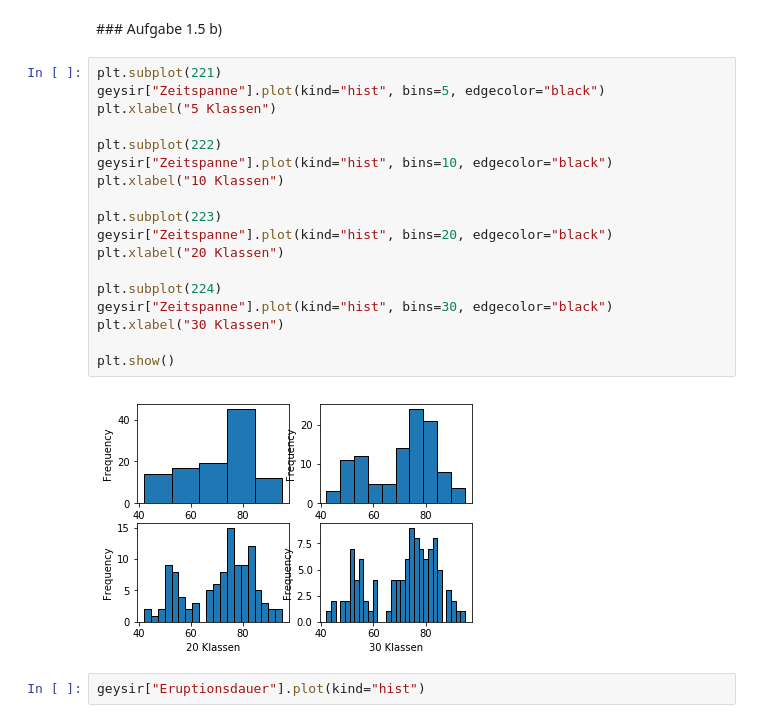
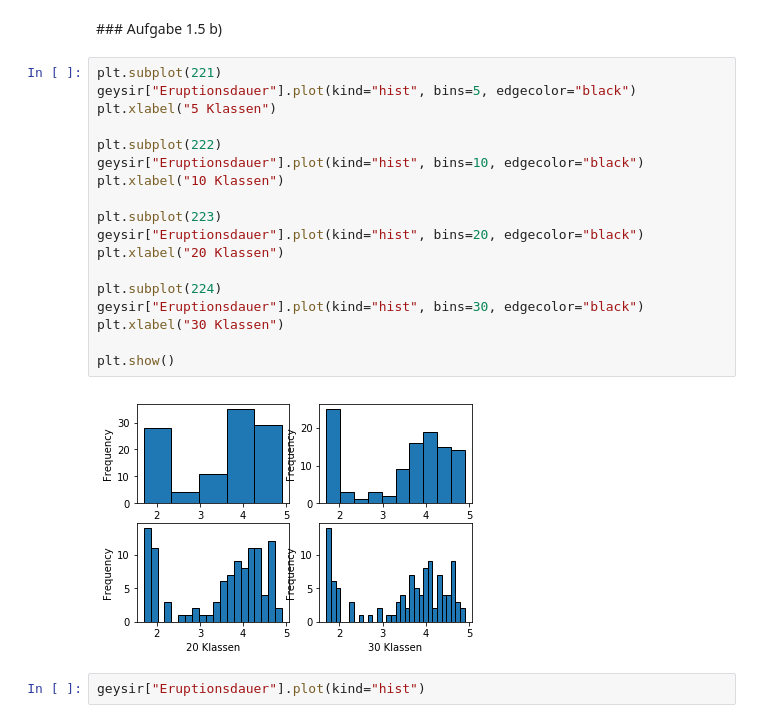
Before and after one commit to tschibu/hslu-stat-exercises, a Jupyter notebook: SW01_Exercise_Remo.ipynb, the cells around one changed output. Drawn from its saved outputs; the diff is of its cells as text.

```diff
--- a/SW01_Exercise_Remo.ipynb
+++ b/SW01_Exercise_Remo.ipynb
@@ -405,24 +402,24 @@ plt.show()
 ### Aufgabe 1.5 b)
 # %%
 plt.subplot(221)
-geysir["Zeitspanne"].plot(kind="hist", bins=5, edgecolor="black")
+geysir["Eruptionsdauer"].plot(kind="hist", bins=5, edgecolor="black")
 plt.xlabel("5 Klassen")
 
 plt.subplot(222)
-geysir["Zeitspanne"].plot(kind="hist", bins=10, edgecolor="black")
+geysir["Eruptionsdauer"].plot(kind="hist", bins=10, edgecolor="black")
 plt.xlabel("10 Klassen")
 
 plt.subplot(223)
-geysir["Zeitspanne"].plot(kind="hist", bins=20, edgecolor="black")
+geysir["Eruptionsdauer"].plot(kind="hist", bins=20, edgecolor="black")
 plt.xlabel("20 Klassen")
 
 plt.subplot(224)
-geysir["Zeitspanne"].plot(kind="hist", bins=30, edgecolor="black")
+geysir["Eruptionsdauer"].plot(kind="hist", bins=30, edgecolor="black")
 plt.xlabel("30 Klassen")
 
 plt.show()
 # %% [output]
-[figure, old version]
+[figure, new version]
 # %%
 geysir["Eruptionsdauer"].plot(kind="hist")
 # %% [output]
```
Also changed, not shown: parts of 5 cells of this notebook.
